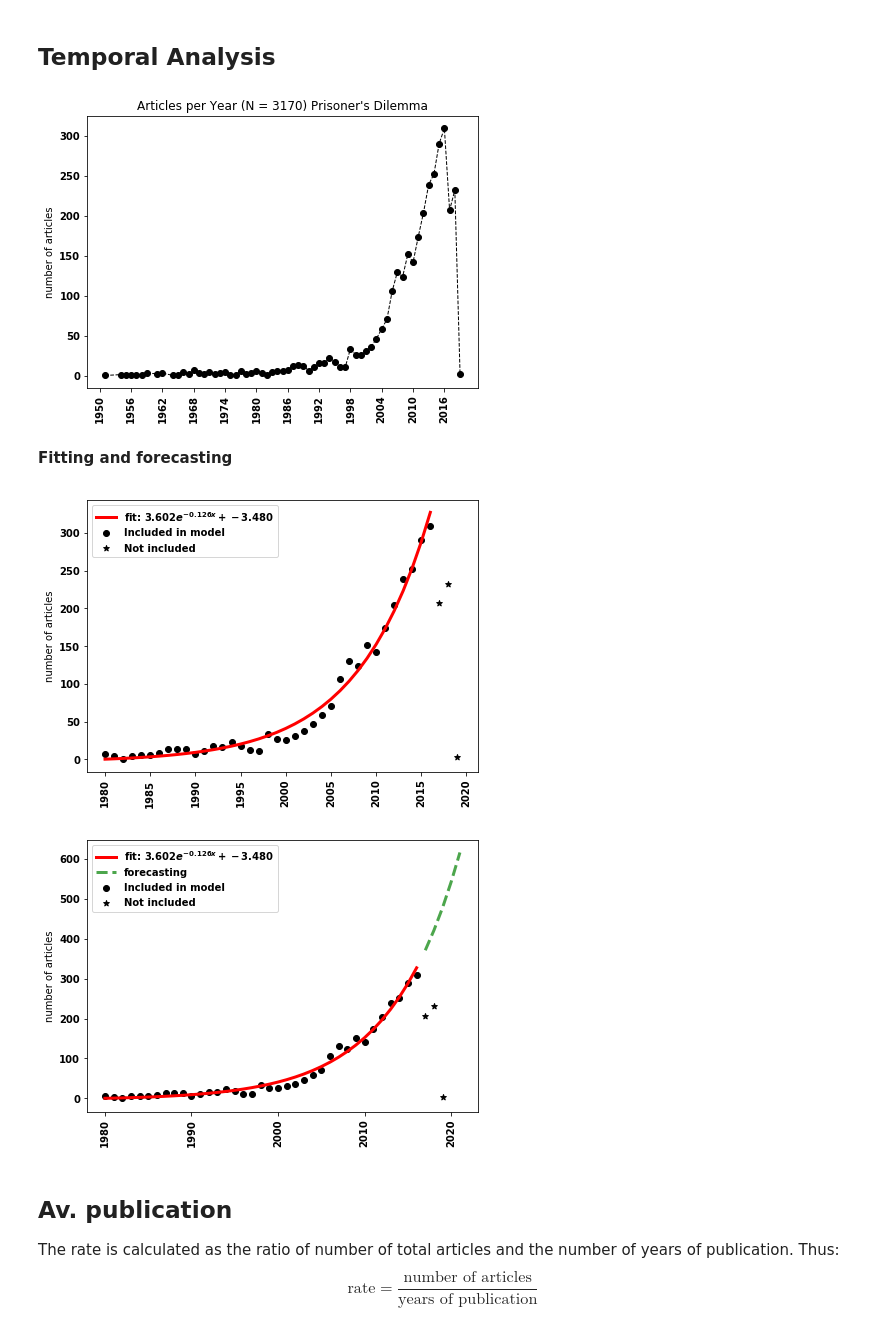
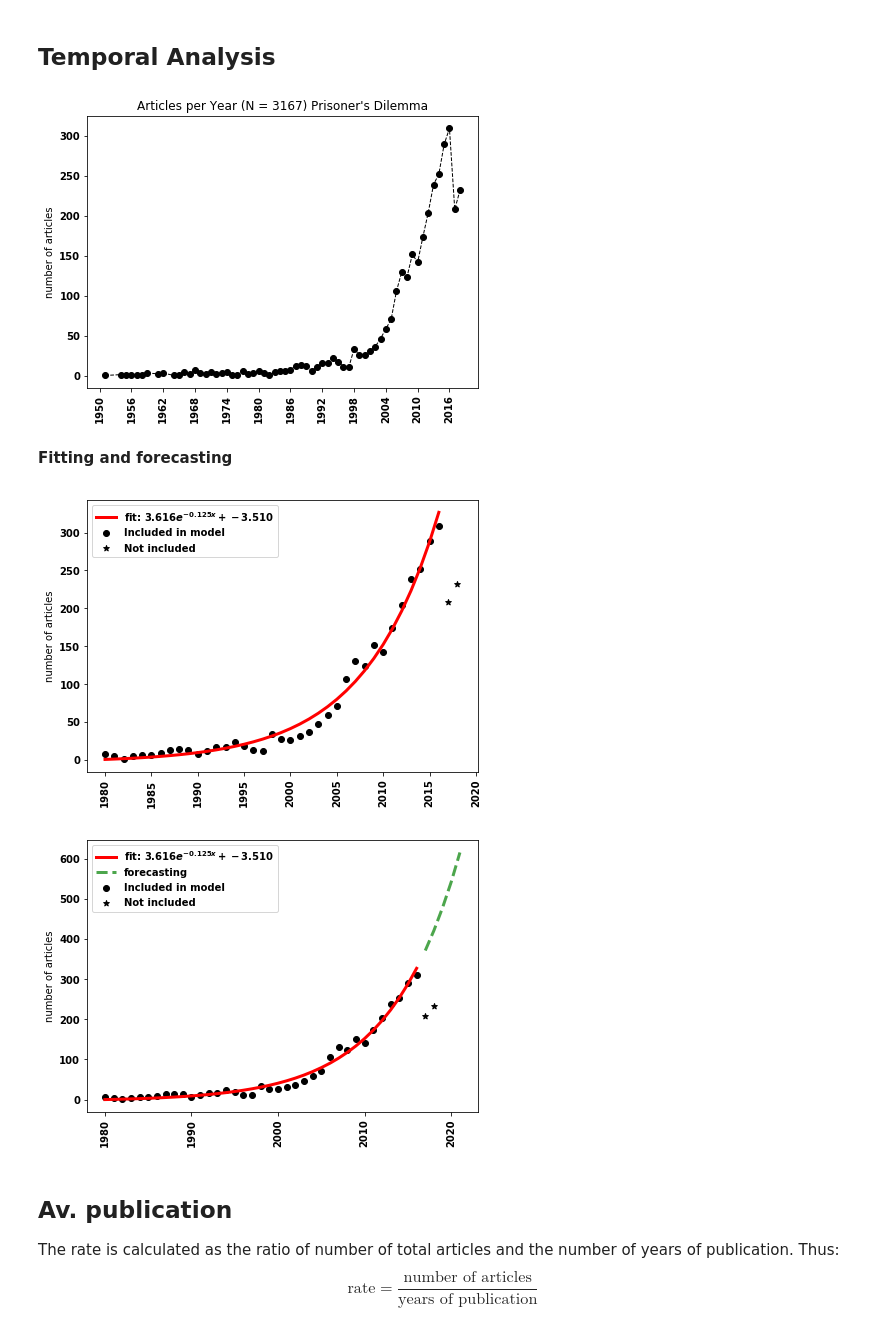
Before and after one commit to Nikoleta-v3/bibliometric-study-of-the-prisoners-dilemma, a Jupyter notebook: src/nbs/1. General & Temporal Analysis.ipynb, the cells around one changed output. Saved outputs shown, nothing was run; the diff lists cells and outputs as text; code cells hidden in the pictures.

```diff
--- a/src/nbs/1. General & Temporal Analysis.ipynb
+++ b/src/nbs/1. General & Temporal Analysis.ipynb
@@ -85,13 +85,13 @@ linestyles = [':', '--', '-', '--', '-', '--']
 fig = plt.figure(figsize=(7, 5))
 
 plt.plot(yearly_df, '--o', color='black', zorder=1, linewidth=1);
-plt.xticks(np.arange(1950, 2019, step=6), rotation=90);
+plt.xticks(np.arange(1950, 2018, step=6), rotation=90);
 
 plt.ylabel('number of articles');
 plt.savefig("../../assets/images/timeline.pdf", bbox_inches='tight')
 plt.title("Articles per Year (N = {}) Prisoner's Dilemma".format(total_articles));
 # %% [output]
-[figure, old version]
+[figure, new version]
 # %% [markdown]
 **Fitting and forecasting**
 # %%
@@ -107,17 +107,17 @@ params, params_covariance = optimize.curve_fit(func, x, y, p0=[0, 0, 0])
 # %%
 plt.figure(figsize=(7, 5))
 plt.scatter(yearly_df[1980:2016].index, y, color='black', zorder=1, linewidth=1, label='Included in model')
 plt.plot(yearly_df[1980:2016].index, func(x, params[0], params[1], params[2]),
          label=r'fit: $ %5.3f e^{%5.3f x} +%5.3f$' % tuple(params), color='red', zorder=2, linewidth=3)
-plt.scatter(yearly_df[2017:2019].index, yearly_df[2017:2019].values, color='black', zorder=1,
+plt.scatter(yearly_df[2017:2018].index, yearly_df[2017:2018].values, color='black', zorder=1,
             linewidth=1, marker='*', label='Not included')
 plt.xticks(rotation=90);
 plt.legend(loc='best')
 
 plt.ylabel('number of articles');
 plt.savefig("../../assets/images/fitting.pdf", bbox_inches='tight')
 # %% [output]
-[figure, old version]
+[figure, new version]
 # %%
 xn = range(37, 42)
 # %%
@@ -129,7 +129,7 @@ plt.plot(yearly_df[1980:2016].index, func(x, params[0], params[1], params[2]),
          label=r'fit: $ %5.3f e^{%5.3f x} +%5.3f$' % tuple(params), color='red', zorder=2, linewidth=3)
 plt.plot(range(2017, 2022), forecasting, label= 'forecasting', color='green', zorder=2,
          linewidth=3, alpha=0.7, linestyle='--')
-plt.scatter(yearly_df[2017:2019].index, yearly_df[2017:2019].values, color='black', zorder=1,
+plt.scatter(yearly_df[2017:2018].index, yearly_df[2017:2018].values, color='black', zorder=1,
             linewidth=1, marker='*', label='Not included')
 
 plt.xticks(rotation=90);
@@ -139,7 +139,7 @@ plt.legend(loc='best')
 plt.ylabel('number of articles');
 plt.savefig("../../assets/images/forecasting.pdf", bbox_inches='tight')
 # %% [output]
-[figure, old version]
+[figure, new version]
 # %%
 index = range(2017, 2022)
 forecasting_table = pd.DataFrame(forecasting, columns=['Forecast'], index=index)
```
Also changed, not shown: parts of 8 cells of this notebook, 11 other files.
